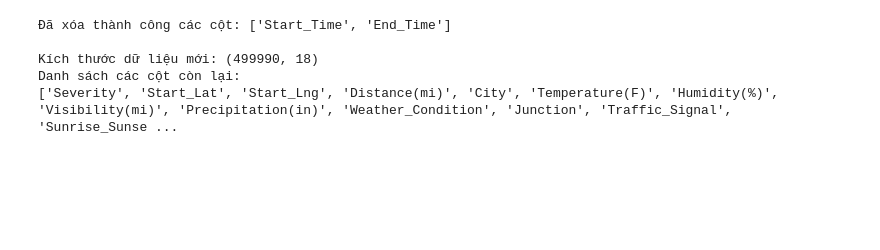
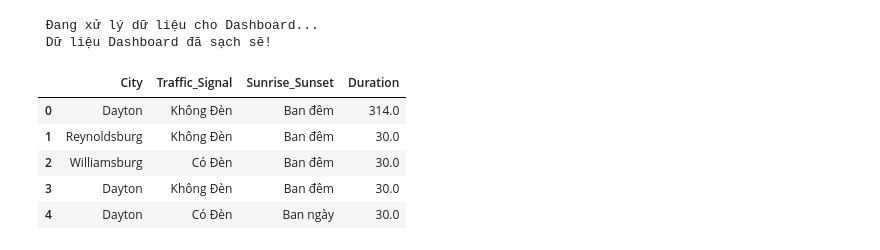
Before and after one commit to Traffic-Accident-Data-Analysis/DAP-Project, a Jupyter notebook: Untitled-1.ipynb, the cells around one changed output. Drawn from its saved outputs; the diff is of its cells as text; code cells hidden in the pictures; blank space fills up the shorter version.

```diff
--- a/Untitled-1.ipynb
+++ b/Untitled-1.ipynb
@@ -138,26 +144,52 @@ Month
 Name: count, dtype: int64
-# %%
-# --- XÓA CỘT DƯ THỪA (Start_Time, End_Time)
-
-# Danh sách cột cần xóa
-cols_to_drop = ['Start_Time', 'End_Time']
-
-# Kiểm tra xem cột có trong df không rồi mới xóa (để tránh lỗi nếu lỡ xóa rồi)
-columns_present = [col for col in cols_to_drop if col in df.columns]
-
-if columns_present:
-    df = df.drop(columns=columns_present)
-    print(f"Đã xóa thành công các cột: {columns_present}")
-else:
-    print("Các cột này đã được xóa từ trước rồi!")
-
-# --- KIỂM TRA LẠI ---
-print(f"\nKích thước dữ liệu mới: {df.shape}")
-print("Danh sách các cột còn lại:")
-print(df.columns.tolist())
-# %% [output]
-Đã xóa thành công các cột: ['Start_Time', 'End_Time']
-
-Kích thước dữ liệu mới: (499990, 18)
-Danh sách các cột còn lại:
-['Severity', 'Start_Lat', 'Start_Lng', 'Distance(mi)', 'City', 'Temperature(F)', 'Humidity(%)', 'Visibility(mi)', 'Precipitation(in)', 'Weather_Condition', 'Junction', 'Traffic_Signal', 'Sunrise_Sunse ...
+# %%
+# --- QUAN TRỌNG: TẠO BẢN SAO ---
+df_dashboard = df.copy()
+print(" Đang xử lý dữ liệu cho Dashboard...")
+
+# 1. Capping Duration (Gán trần 24h = 1440 phút)
+# Để biểu đồ không bị dẹt vì mấy vụ tai nạn ảo kéo dài cả năm
+df_dashboard.loc[df_dashboard['Duration'] > 1440, 'Duration'] = 1440
+df_dashboard = df_dashboard[df_dashboard['Duration'] > 0] # Bỏ lỗi âm
+
+# 2. Điền giá trị thiếu
+# Cột số -> Điền Median
+num_cols = ['Temperature(F)', 'Humidity(%)', 'Visibility(mi)', 'Distance(mi)']
+for col in num_cols:
+    if col in df_dashboard.columns:
+        df_dashboard[col] = df_dashboard[col].fillna(df_dashboard[col].median())
+
+# Cột chữ -> Điền Unknown/Mode
+if 'City' in df_dashboard.columns:
+    df_dashboard['City'] = df_dashboard['City'].fillna('Unknown')
+
+if 'Weather_Condition' in df_dashboard.columns:
+    df_dashboard['Weather_Condition'] = df_dashboard['Weather_Condition'].fillna('Không xác định')
+
+print(" Dữ liệu Dashboard đã sạch sẽ!")
+# %% [output]
+ Đang xử lý dữ liệu cho Dashboard...
+ Dữ liệu Dashboard đã sạch sẽ!
+# %%
+
+
+# 1. Dịch Traffic Signal
+if 'Traffic_Signal' in df_dashboard.columns:
+    df_dashboard['Traffic_Signal'] = df_dashboard['Traffic_Signal'].replace({True: 'Có Đèn', False: 'Không Đèn'})
+
+# 2. Dịch Junction (Giao lộ)
+if 'Junction' in df_dashboard.columns:
+    df_dashboard['Junction'] = df_dashboard['Junction'].map({True: 'Có giao lộ', False: 'Đường thẳng'})
+
+# 3. Dịch Sunrise_Sunset (Ngày/Đêm)
+if 'Sunrise_Sunset' in df_dashboard.columns:
+    df_dashboard['Sunrise_Sunset'] = df_dashboard['Sunrise_Sunset'].map({'Day': 'Ban ngày', 'Night': 'Ban đêm'}).fillna('Ban ngày')
+
+display(df_dashboard[['City', 'Traffic_Signal', 'Sunrise_Sunset', 'Duration']].head())
+# %% [output]
+|  | City | Traffic_Signal | Sunrise_Sunset | Duration |
+| 0 | Dayton | Không Đèn | Ban đêm | 314.0 |
+| 1 | Reynoldsburg | Không Đèn | Ban đêm | 30.0 |
+| 2 | Williamsburg | Có Đèn | Ban đêm | 30.0 |
+| 3 | Dayton | Không Đèn | Ban đêm | 30.0 |
+| 4 | Dayton | Có Đèn | Ban ngày | 30.0 |
```
Also changed, not shown: parts of 2 cells of this notebook.
